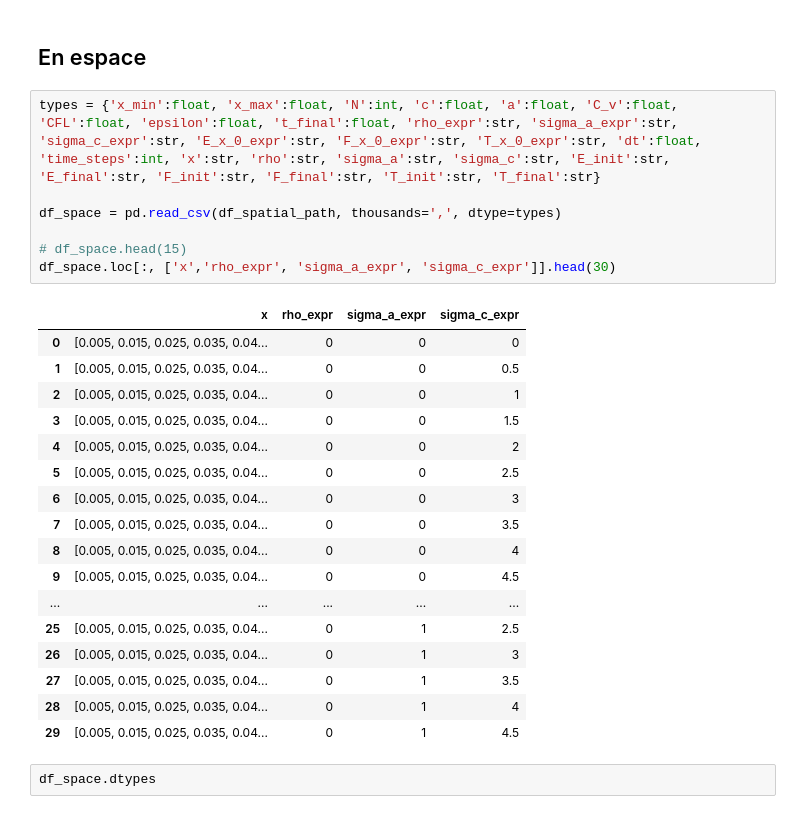
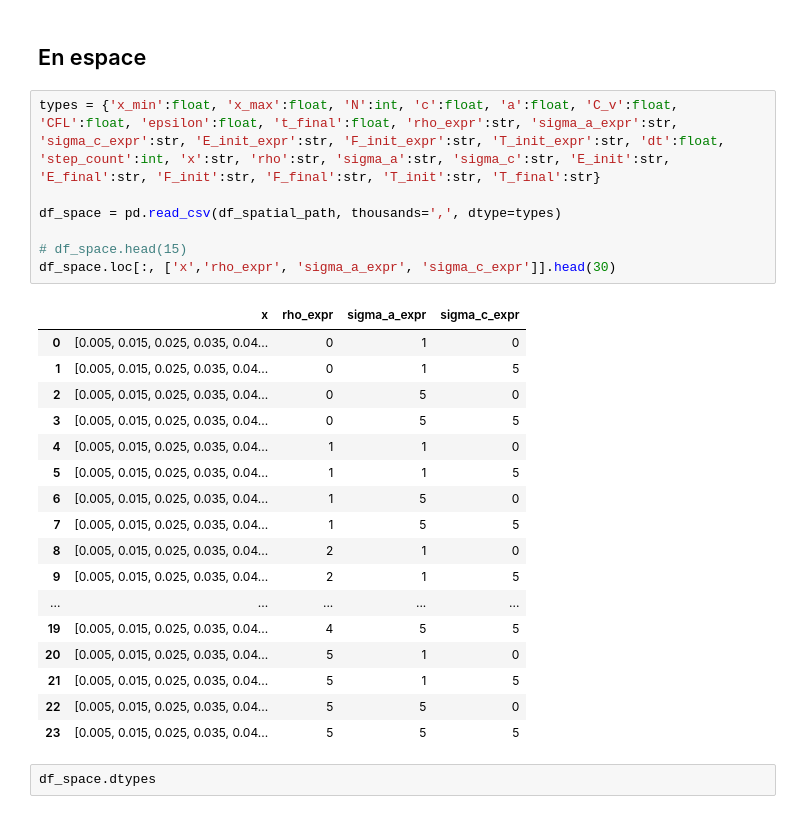
Before and after one commit to ddrous/projet-inverse-2d, a Jupyter notebook: src/notebook/analyse_des_donnees.ipynb, the cells around one changed output. Saved outputs shown, nothing was run; the diff lists cells and outputs as text.

```diff
--- a/src/notebook/analyse_des_donnees.ipynb
+++ b/src/notebook/analyse_des_donnees.ipynb
@@ -68,30 +68,30 @@ Volume in drive C has no label.
 # %% [markdown]
 ## En espace
 # %%
-types = {'x_min':float, 'x_max':float, 'N':int, 'c':float, 'a':float, 'C_v':float, 'CFL':float, 'epsilon':float, 't_final':float, 'rho_expr':str, 'sigma_a_expr':str, 'sigma_c_expr':str, 'E_x_0_expr':str, 'F_x_0_expr':str, 'T_x_0_expr':str, 'dt':float, 'time_steps':int, 'x':str, 'rho':str, 'sigma_a':str, 'sigma_c':str, 'E_init':str, 'E_final':str, 'F_init':str, 'F_final':str, 'T_init':str, 'T_final':str}
+types = {'x_min':float, 'x_max':float, 'N':int, 'c':float, 'a':float, 'C_v':float, 'CFL':float, 'epsilon':float, 't_final':float, 'rho_expr':str, 'sigma_a_expr':str, 'sigma_c_expr':str, 'E_init_expr':str, 'F_init_expr':str, 'T_init_expr':str, 'dt':float, 'step_count':int, 'x':str, 'rho':str, 'sigma_a':str, 'sigma_c':str, 'E_init':str, 'E_final':str, 'F_init':str, 'F_final':str, 'T_init':str, 'T_final':str}
 
 df_space = pd.read_csv(df_spatial_path, thousands=',', dtype=types)
 
 # df_space.head(15)
 df_space.loc[:, ['x','rho_expr', 'sigma_a_expr', 'sigma_c_expr']].head(30)
 # %% [output]
 |  | x | rho_expr | sigma_a_expr | sigma_c_expr |
-| 0 | [0.005, 0.015, 0.025, 0.035, 0.04... | 0 | 0 | 0 |
-| 1 | [0.005, 0.015, 0.025, 0.035, 0.04... | 0 | 0 | 0.5 |
-| 2 | [0.005, 0.015, 0.025, 0.035, 0.04... | 0 | 0 | 1 |
-| 3 | [0.005, 0.015, 0.025, 0.035, 0.04... | 0 | 0 | 1.5 |
-| 4 | [0.005, 0.015, 0.025, 0.035, 0.04... | 0 | 0 | 2 |
-| 5 | [0.005, 0.015, 0.025, 0.035, 0.04... | 0 | 0 | 2.5 |
-| 6 | [0.005, 0.015, 0.025, 0.035, 0.04... | 0 | 0 | 3 |
-| 7 | [0.005, 0.015, 0.025, 0.035, 0.04... | 0 | 0 | 3.5 |
-| 8 | [0.005, 0.015, 0.025, 0.035, 0.04... | 0 | 0 | 4 |
-| 9 | [0.005, 0.015, 0.025, 0.035, 0.04... | 0 | 0 | 4.5 |
+| 0 | [0.005, 0.015, 0.025, 0.035, 0.04... | 0 | 1 | 0 |
+| 1 | [0.005, 0.015, 0.025, 0.035, 0.04... | 0 | 1 | 5 |
+| 2 | [0.005, 0.015, 0.025, 0.035, 0.04... | 0 | 5 | 0 |
+| 3 | [0.005, 0.015, 0.025, 0.035, 0.04... | 0 | 5 | 5 |
+| 4 | [0.005, 0.015, 0.025, 0.035, 0.04... | 1 | 1 | 0 |
+| 5 | [0.005, 0.015, 0.025, 0.035, 0.04... | 1 | 1 | 5 |
+| 6 | [0.005, 0.015, 0.025, 0.035, 0.04... | 1 | 5 | 0 |
+| 7 | [0.005, 0.015, 0.025, 0.035, 0.04... | 1 | 5 | 5 |
+| 8 | [0.005, 0.015, 0.025, 0.035, 0.04... | 2 | 1 | 0 |
+| 9 | [0.005, 0.015, 0.025, 0.035, 0.04... | 2 | 1 | 5 |
 | ... | ... | ... | ... | ... |
-| 25 | [0.005, 0.015, 0.025, 0.035, 0.04... | 0 | 1 | 2.5 |
-| 26 | [0.005, 0.015, 0.025, 0.035, 0.04... | 0 | 1 | 3 |
-| 27 | [0.005, 0.015, 0.025, 0.035, 0.04... | 0 | 1 | 3.5 |
-| 28 | [0.005, 0.015, 0.025, 0.035, 0.04... | 0 | 1 | 4 |
-| 29 | [0.005, 0.015, 0.025, 0.035, 0.04... | 0 | 1 | 4.5 |
+| 19 | [0.005, 0.015, 0.025, 0.035, 0.04... | 4 | 5 | 5 |
+| 20 | [0.005, 0.015, 0.025, 0.035, 0.04... | 5 | 1 | 0 |
+| 21 | [0.005, 0.015, 0.025, 0.035, 0.04... | 5 | 1 | 5 |
+| 22 | [0.005, 0.015, 0.025, 0.035, 0.04... | 5 | 5 | 0 |
+| 23 | [0.005, 0.015, 0.025, 0.035, 0.04... | 5 | 5 | 5 |
 # %%
 df_space.dtypes
 # %% [output]
```
Also changed, not shown: parts of 5 cells of this notebook, 22 other files.
